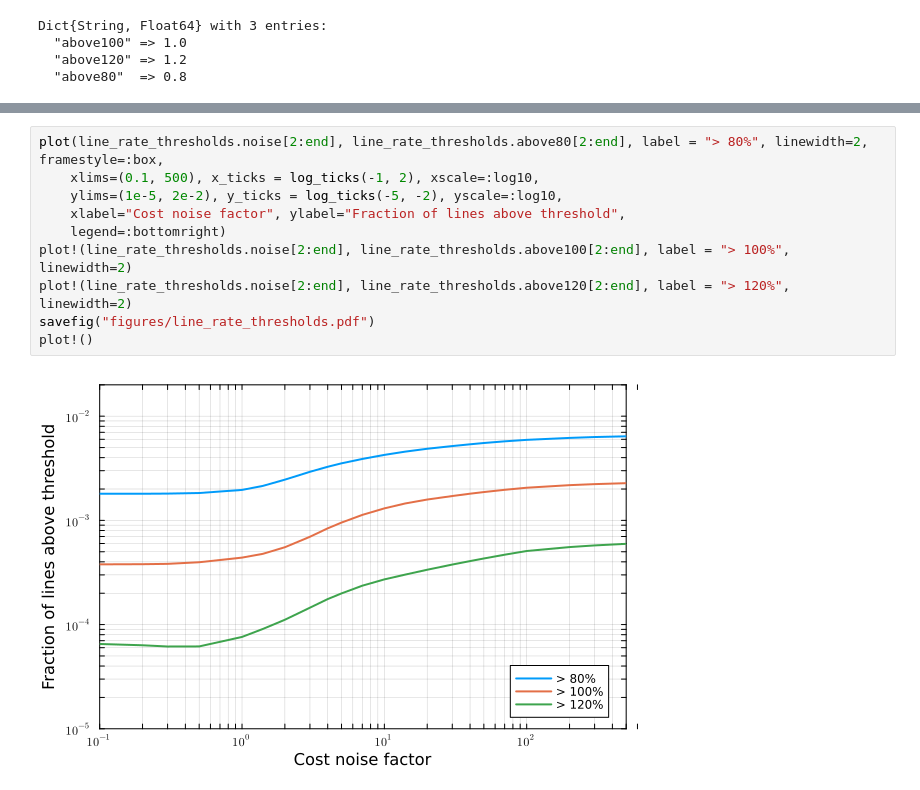
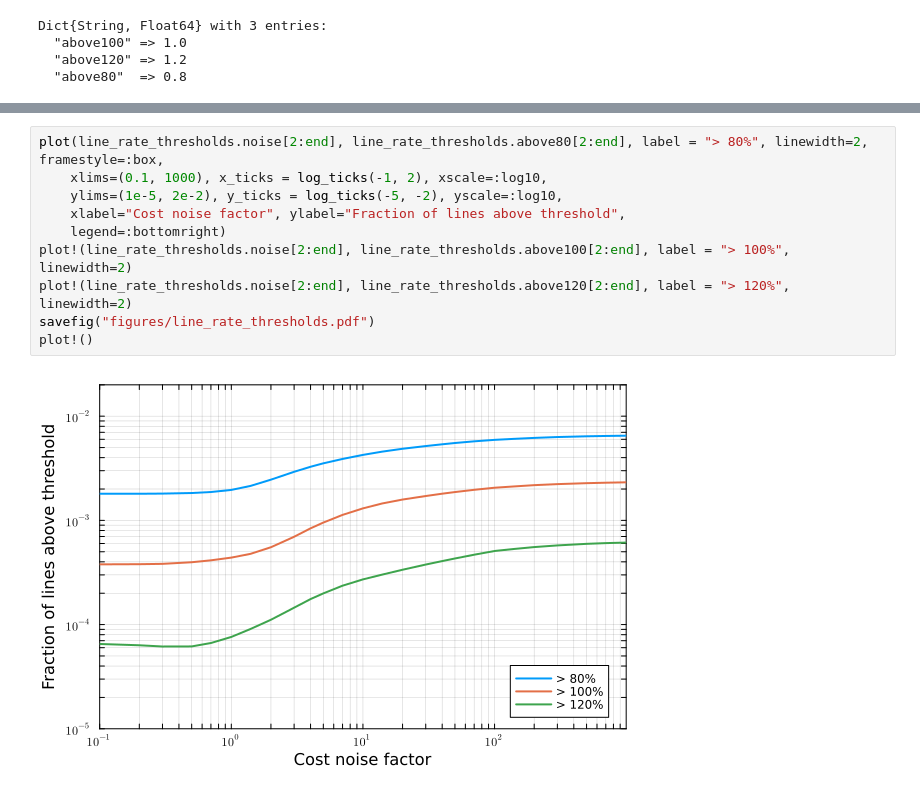
Before and after one commit to GeeeHesso/PowerData, a Jupyter notebook: run/TOPF_noise_comparison.ipynb, the cells around one changed output, grey strips where cells are left out. Saved outputs shown, nothing was run; the diff lists cells and outputs as text.

Commit message:
update noise comparison data and figures

```diff
--- a/run/TOPF_noise_comparison.ipynb
+++ b/run/TOPF_noise_comparison.ipynb
@@ -167,12 +136,12 @@ scatter!(line_rate_thresholds.noise[2:end], line_rate_thresholds.above120[2:end]
 # %%
 plot(line_rate_thresholds.noise[2:end], line_rate_thresholds.above80[2:end], label = "> 80%", linewidth=2, framestyle=:box,
-    xlims=(0.1, 500), x_ticks = log_ticks(-1, 2), xscale=:log10,
+    xlims=(0.1, 1000), x_ticks = log_ticks(-1, 2), xscale=:log10,
     ylims=(1e-5, 2e-2), y_ticks = log_ticks(-5, -2), yscale=:log10,
     xlabel="Cost noise factor", ylabel="Fraction of lines above threshold",
     legend=:bottomright)
 plot!(line_rate_thresholds.noise[2:end], line_rate_thresholds.above100[2:end], label = "> 100%", linewidth=2)
 plot!(line_rate_thresholds.noise[2:end], line_rate_thresholds.above120[2:end], label = "> 120%", linewidth=2)
 savefig("figures/line_rate_thresholds.pdf")
 plot!()
 # %% [output]
-[figure, old version]
+[figure, new version]
```
Also changed, not shown: parts of 5 cells of this notebook, 2 other files.
